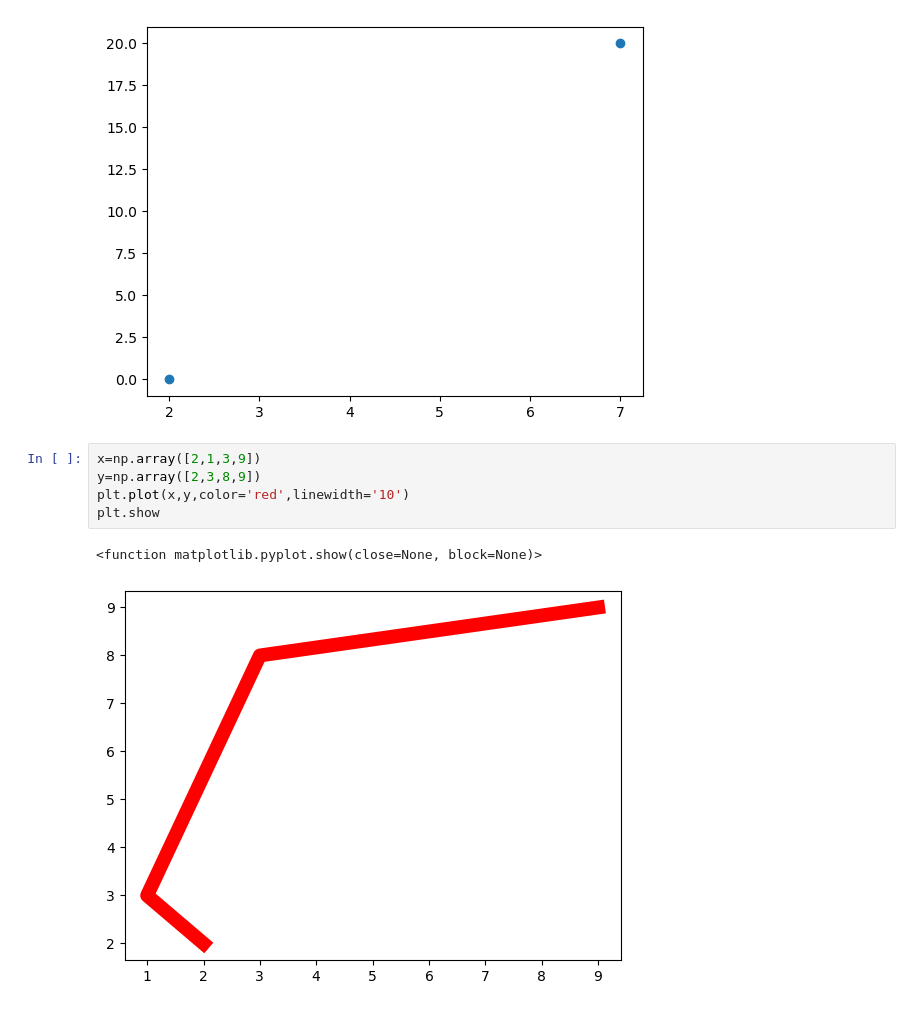
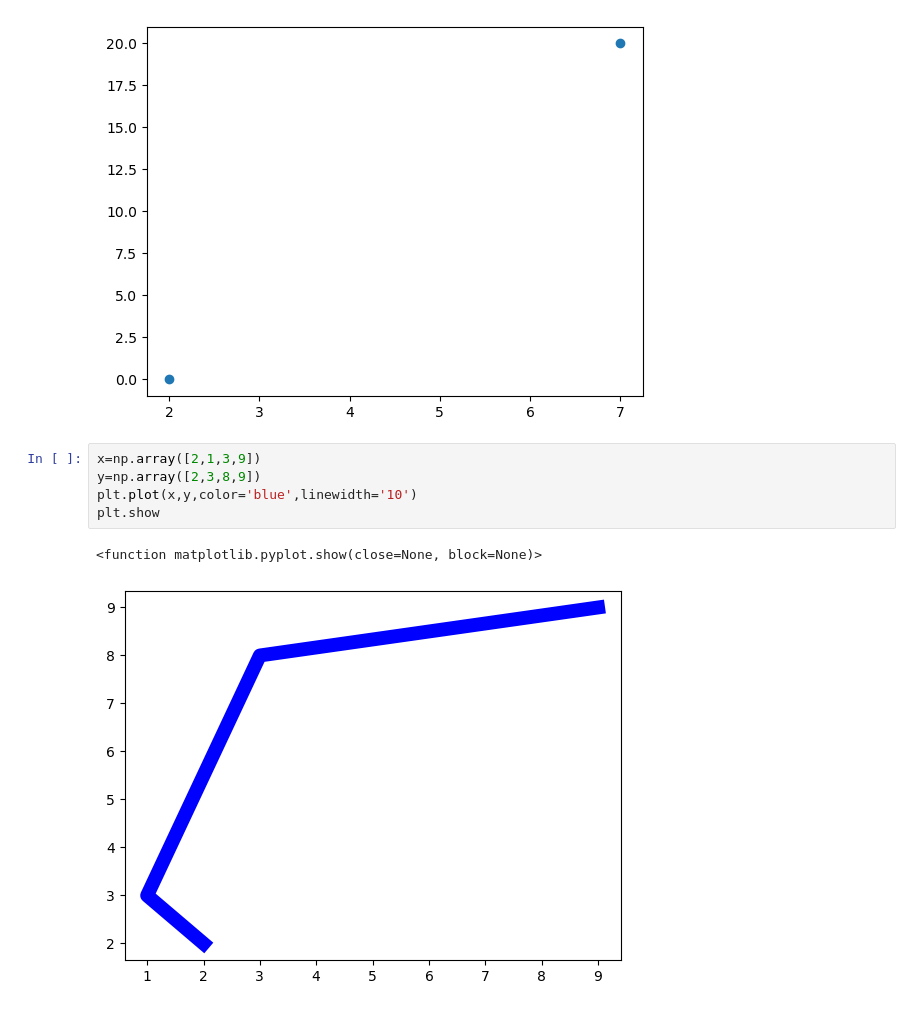
Before and after one commit to AnuRadhakrishnan-AV/datascience, a Jupyter notebook: data1titanic_dataset.ipynb, the cells around one changed output. Drawn from its saved outputs; the diff is of its cells as text.

```diff
--- a/data1titanic_dataset.ipynb
+++ b/data1titanic_dataset.ipynb
@@ -238,8 +238,8 @@ plt.show
 # %%
 x=np.array([2,1,3,9])
 y=np.array([2,3,8,9])
-plt.plot(x,y,color='red',linewidth='10')
+plt.plot(x,y,color='blue',linewidth='10')
 plt.show
 # %% [output]
 <function matplotlib.pyplot.show(close=None, block=None)>
-[figure, old version]
+[figure, new version]
```
Also changed, not shown: parts of 8 cells of this notebook, 15 other files.
